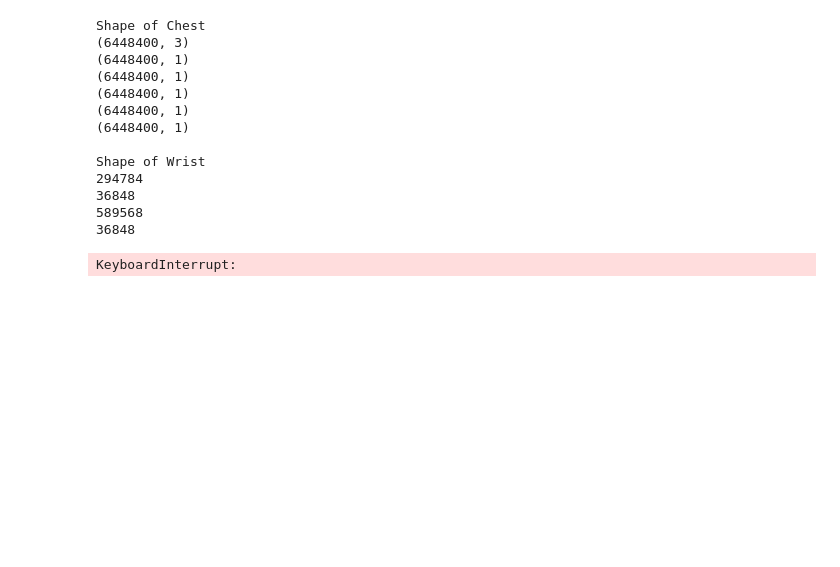
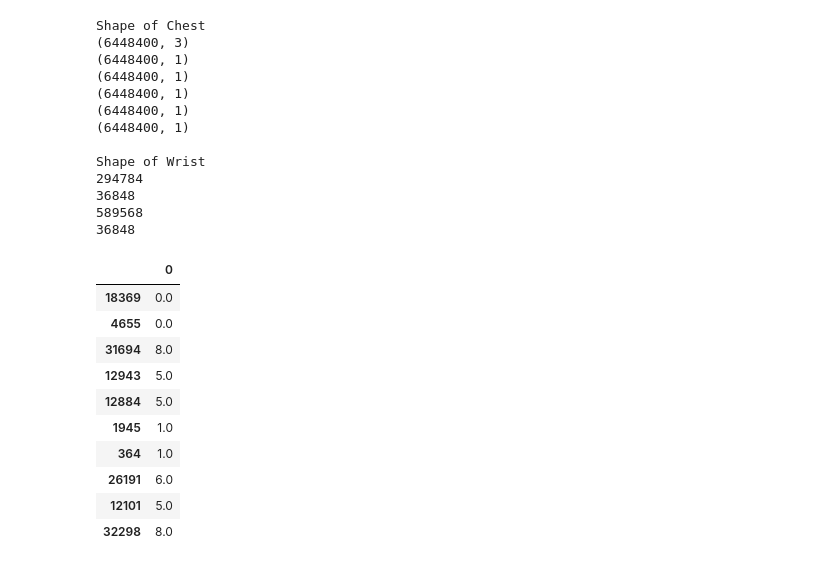
Before and after one commit to mrjohanvds/Python-Project-A5, a Jupyter notebook: project.ipynb, the cells around one changed output. Drawn from its saved outputs; the diff is of its cells as text; code cells hidden in the pictures; blank space fills up the shorter version.

```diff
--- a/project.ipynb
+++ b/project.ipynb
@@ -96,49 +96,67 @@ Shape of Wrist
 589568
 36848
 # %%
-cleanedData = {}
+cleanedData = []
 rpeaks = dfs[0]
-
+indexes = {
+    '0': 'accChest',
+    '1': 'ecg',
+    '2': 'resp',
+    '3': 'accWrist',
+    '4': 'bvp',
+    '5': 'eda',
+    '6': 'temp',
+    '7': 'activity'
+}
 accChest = []
 for accElement in dfchest['ACC']:
     accChest.append(accElement)
-cleanedData['accChest'] = accChest
+cleanedData.append(accChest)
 
 ecg = []
 for ecgElement in dfchest['ECG']:
     ecg.append(ecgElement)
-cleanedData['ecg'] = ecg
+cleanedData.append(ecg)
 
 resp = []
 for respElement in dfchest['Resp']:
     resp.append(respElement)
-cleanedData['resp'] = resp
+cleanedData.append(resp)
 
 accWrist = []
 for accElement in dfwrist['ACC']:
     accWrist.append(accElement)
-cleanedData['accWrist'] = accWrist
+cleanedData.append(accWrist)
 
 bvp = []
 for bvpElement in dfwrist['BVP']:
     bvp.append(bvpElement)
-cleanedData['bvp'] = bvp
+cleanedData.append(bvp)
 
 eda = []
 for edaElement in dfwrist['EDA']:
     eda.append(edaElement)
-cleanedData['eda'] = eda
+cleanedData.append(eda)
 
 temp = []
 for tempElement in dfwrist['TEMP']:
     temp.append(tempElement)
-cleanedData['temp'] = temp
+cleanedData.append(temp)
 
-cleanedData['activity'] = dfs[3]
-
-ecgDf = pd.DataFrame(ecg)
-ecgDf.plot()
+cleanedData.append(dfs[3])
-# %% [output]
-KeyboardInterrupt:
+# %%
+pd.DataFrame(cleanedData[7]).sample(10)
+# %% [output]
+|  | 0 |
+| 18369 | 0.0 |
+| 4655 | 0.0 |
+| 31694 | 8.0 |
+| 12943 | 5.0 |
+| 12884 | 5.0 |
+| 1945 | 1.0 |
+| 364 | 1.0 |
+| 26191 | 6.0 |
+| 12101 | 5.0 |
+| 32298 | 8.0 |
 # %%
 sampledDataFrames = []
```
Also changed, not shown: parts of 1 cell of this notebook.
